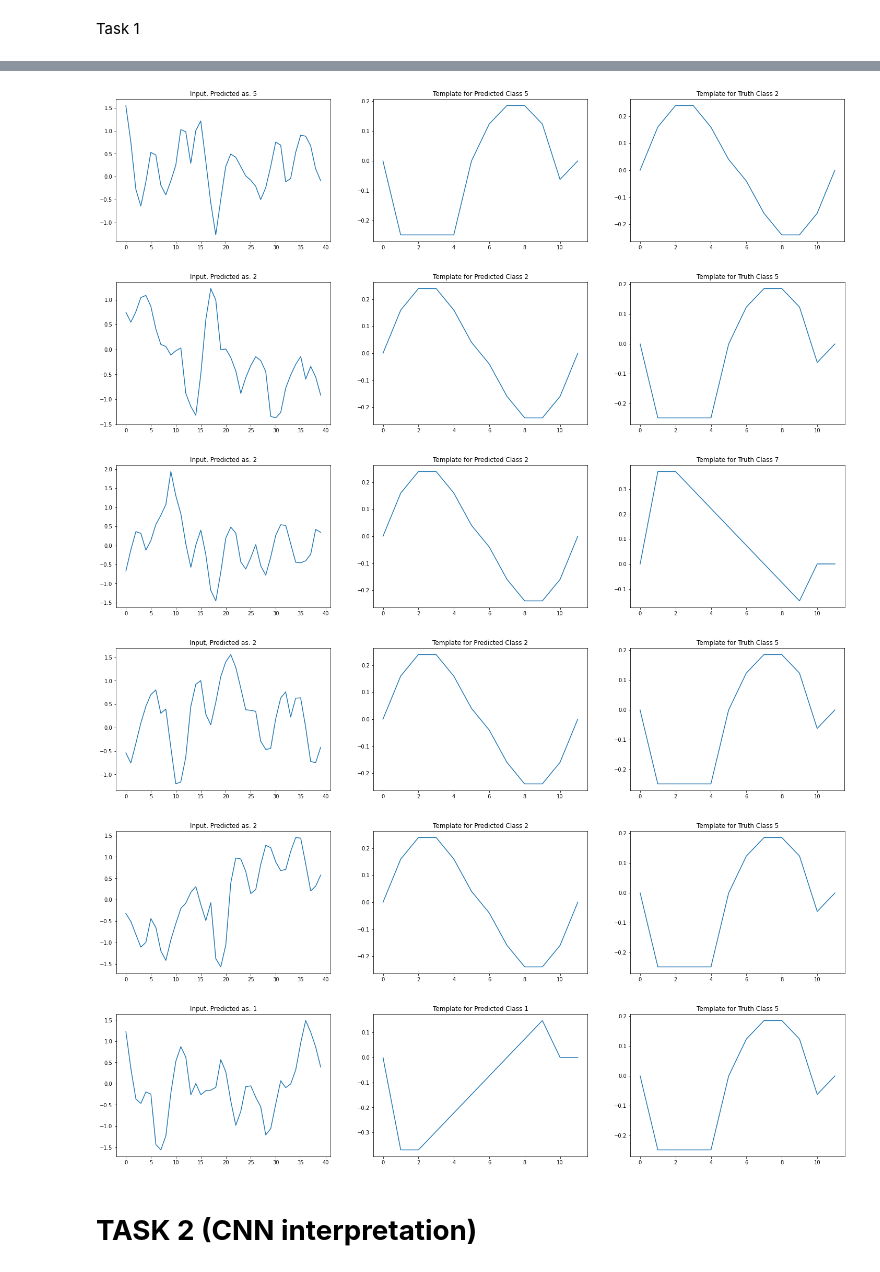
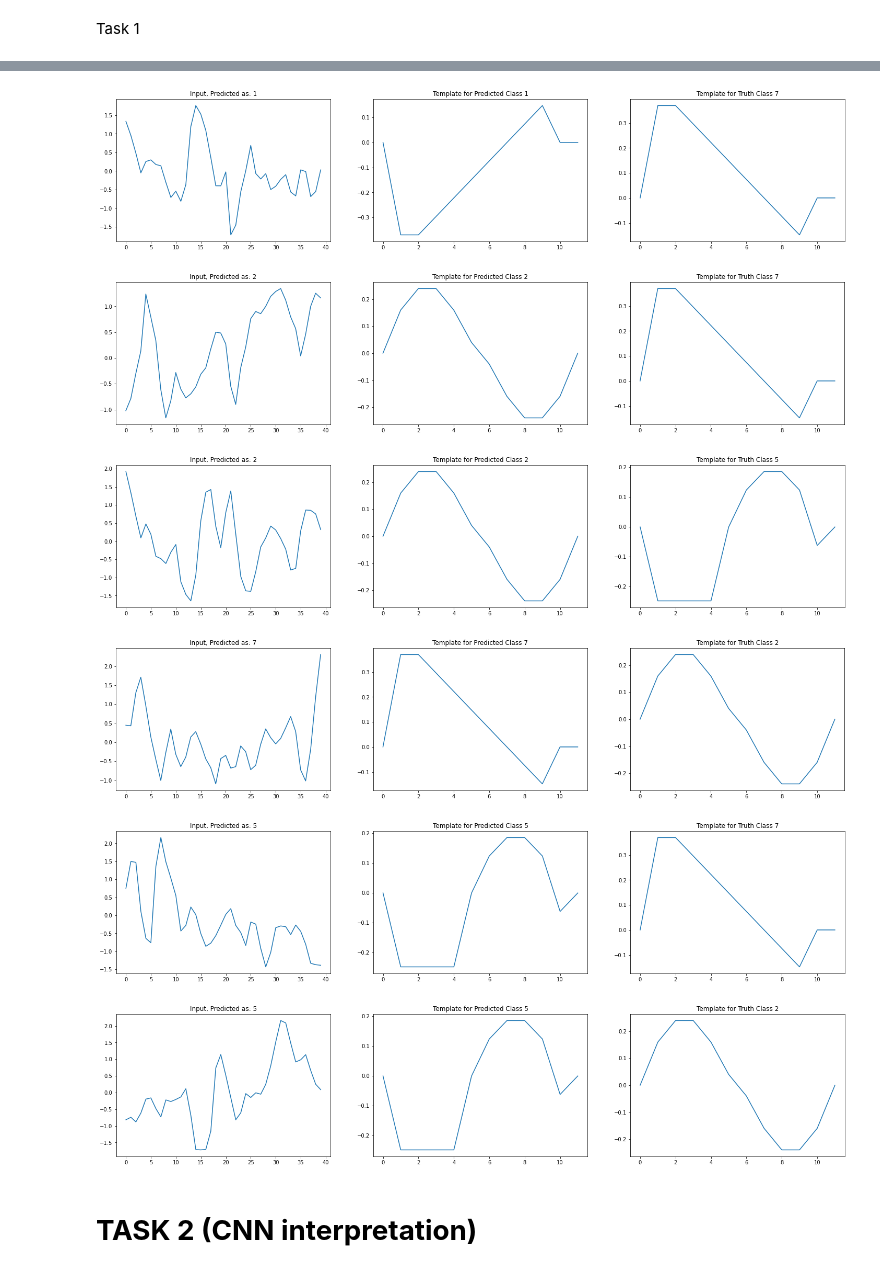
Before and after one commit to abarman123/ECE1512_2022W_ProjectRepo_Ayandev, a Jupyter notebook: MNIST1D_XAI.ipynb, the cells around one changed output, grey strips where cells are left out. Cells and saved outputs as stored; diff of their text form; code cells hidden in the pictures.

```diff
--- a/MNIST1D_XAI.ipynb
+++ b/MNIST1D_XAI.ipynb
@@ -29,7 +29,10 @@ Task 1
 from mnist1d_utils import *
 from tensorflow.keras import regularizers
 dataset = pickle.load(open('MNIST1D.pkl', 'rb'))
-x_test = dataset['x_test']
+x_test = np.expand_dims(dataset['x_test'], axis=-1)
 
 y_test = dataset['y_test']
-x_test = np.expand_dims(x_test, axis=-1)
+
+x_train=np.expand_dims(dataset['x'], axis=-1)
+
+y_train=dataset['y']
@@ -50,30 +75,0 @@ def create_model():
-# %%
-#model creation 2
-
-def create_model():
-  model = tf.keras.models.Sequential()
-  model.add(tf.keras.layers.Conv1D(25, 5,
-                                   strides=1,
-                                   padding='same',
-                                   activation='relu',
-                                   input_shape=(40, 1),
-                                   activity_regularizer=regularizers.l1(5e-4)))
-
-  model.add(tf.keras.layers.Conv1D(25, 3,
-                                   strides=1,
-                                   padding='same',
-                                   activation='relu',
-                                   input_shape=(40, 1),
-                                   activity_regularizer=regularizers.l1(5e-4)))
-  model.add(tf.keras.layers.Conv1D(25, 3,
-                                   strides=1,
-                                   padding='same',
-                                   activation='relu',
-                                   input_shape=(40, 1),
-                                   activity_regularizer=regularizers.l1(5e-4)))
-  model.add(tf.keras.layers.Flatten())
-  model.add(tf.keras.layers.Dense(10, activation='softmax',
-                                  activity_regularizer=regularizers.l1(5e-4)))
-  model.compile(loss='sparse_categorical_crossentropy', optimizer='SGD', metrics=['accuracy'])
-  return model
-x_test.shape
@@ -106,4 +99,4 @@ Overall Classification Accuracy:
 # %%
-history2 = model_mnist.fit(x_test, y_test, epochs=200, batch_size=10)
+history2=model_mnist.fit(x_train, y_train, validation_split=0.1, epochs=200)
 # %% [output]
 Epoch 1/200
@@ -286,7 +282,7 @@ Actual Test output: {0: 7, 1: 2, 2: 5, 3: 7, 4: 5, 5: 5, 6: 5}
 # Correct examples
 
 
-index_example1 = [14, 40, 61, 133, 250, 871]
+index_example1 = [1, 6, 11, 19]
 for i in range(len(index_example1)):
   test_template_predict = np.transpose(dataset['templates']['x'][y_predict[index_example1[i]]]) # predicted outut class template
   test_template_truth = np.transpose(dataset['templates']['x'][y_test[index_example1[i]]])# Actual output class template from dataset
@@ -310,28 +304,28 @@ for i in range(len(index_example1)):
 # %%
 # Incorrect examples
 
-index_example2 = [188, 364, 447, 780, 860, 872]
+index_example2 = [29, 98, 322, 418, 553, 585 ]
 for i in range(len(index_example2)):
   test_template_predict = np.transpose(dataset['templates']['x'][y_predict[index_example2[i]]])
   test_template_truth = np.transpose(dataset['templates']['x'][y_test[index_example2[i]]])
 
   plt.figure(figsize=(25,5))
   plt.subplot(1,3,1)
   plt.plot(x_test[index_example2[i]])
   plt.title('Input, Predicted as: %d' % y_predict[index_example2[i]])
   plt.subplot(1,3,2)
   plt.plot(test_template_predict)
   plt.title('Template for Predicted Class %d' % y_predict[index_example2[i]])
   plt.subplot(1,3,3)
   plt.plot(test_template_truth)
   plt.title('Template for Truth Class %d' % y_test[index_example2[i]])
 # %% [output]
-[figure, old version]
+[figure, new version]
-[figure, old version]
+[figure, new version]
-[figure, old version]
+[figure, new version]
-[figure, old version]
+[figure, new version]
-[figure, old version]
+[figure, new version]
-[figure, old version]
+[figure, new version]
 # %% [markdown]
 # **TASK 2 (CNN interpretation)**
 # %% [markdown]
```
Also changed, not shown: parts of 24 cells of this notebook.
